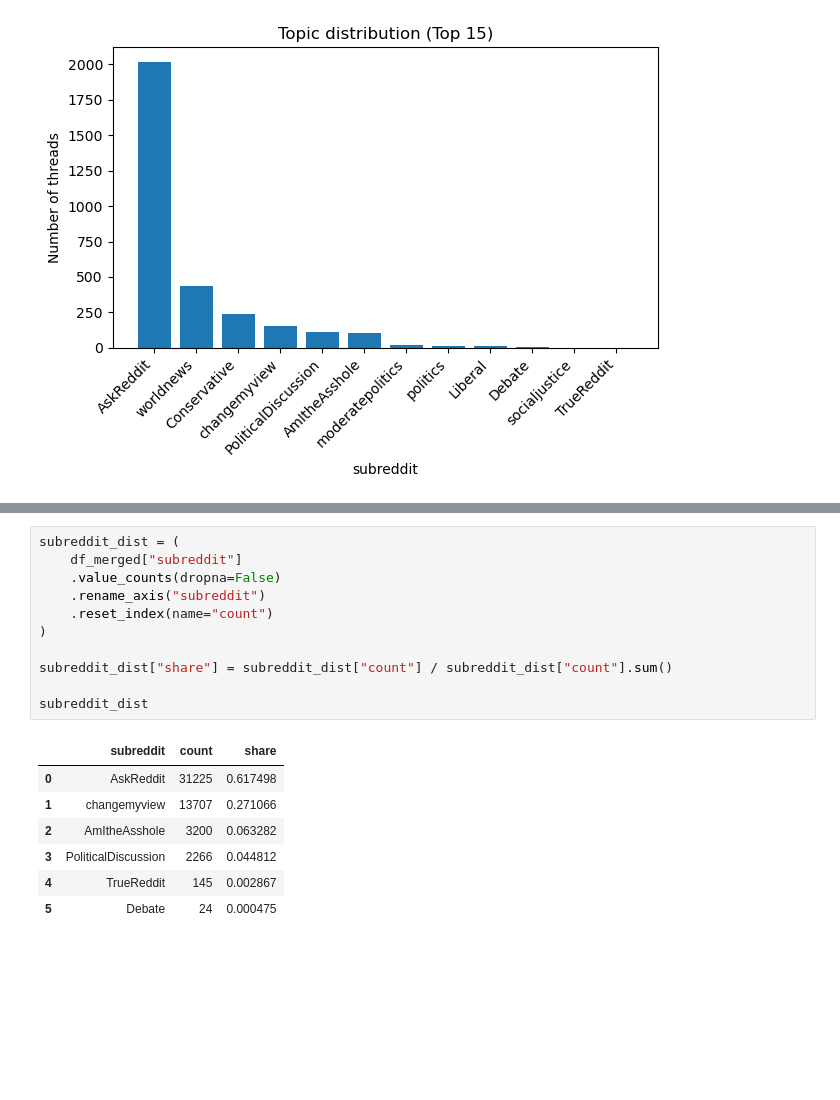
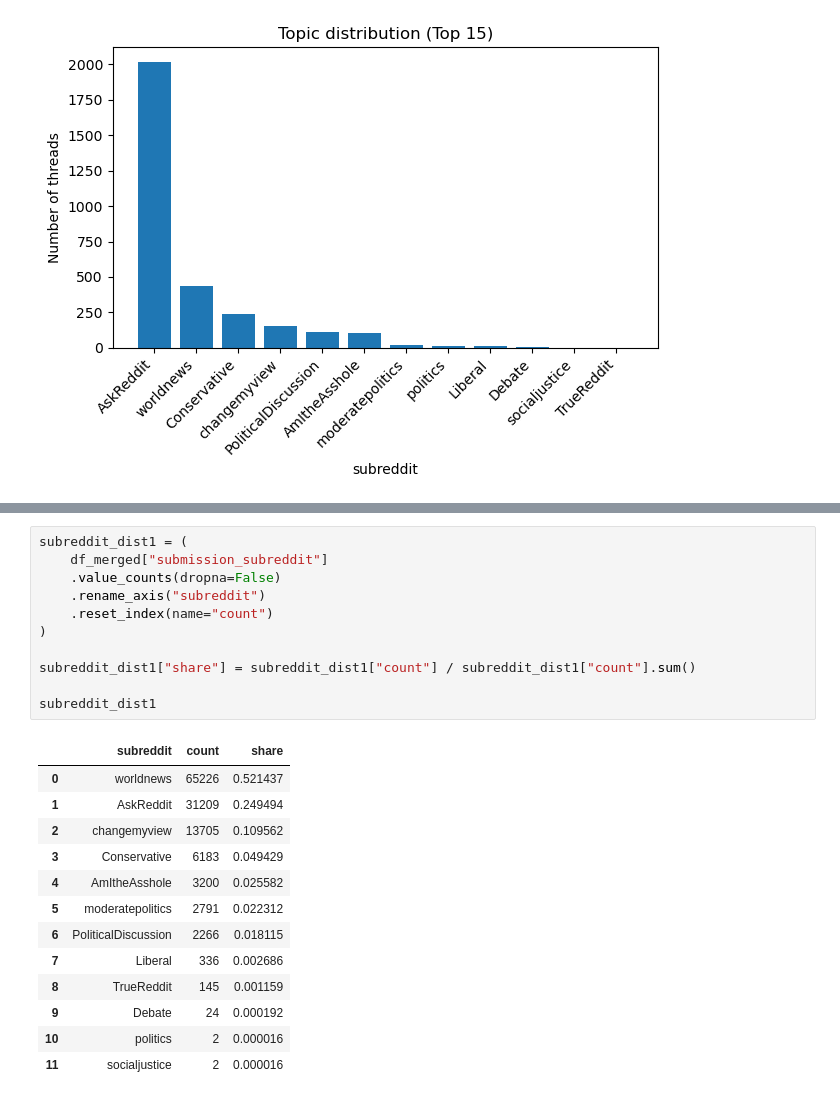
Before and after one commit to Aduuur/reddit-label, a Jupyter notebook: check_data.ipynb, the cells around one changed output, grey strips where cells are left out. Cells and saved outputs as stored; diff of their text form; blank space fills up the shorter version.

```diff
--- a/check_data.ipynb
+++ b/check_data.ipynb
@@ -60,19 +75,25 @@ df_merged = pd.read_json(path_merged, lines=True)
 # %%
-subreddit_dist = (
-    df_merged["subreddit"]
+subreddit_dist1 = (
+    df_merged["submission_subreddit"]
     .value_counts(dropna=False)
     .rename_axis("subreddit")
     .reset_index(name="count")
 )
 
-subreddit_dist["share"] = subreddit_dist["count"] / subreddit_dist["count"].sum()
+subreddit_dist1["share"] = subreddit_dist1["count"] / subreddit_dist1["count"].sum()
 
-subreddit_dist
+subreddit_dist1
 # %% [output]
 |  | subreddit | count | share |
-| 0 | AskReddit | 31225 | 0.617498 |
-| 1 | changemyview | 13707 | 0.271066 |
-| 2 | AmItheAsshole | 3200 | 0.063282 |
-| 3 | PoliticalDiscussion | 2266 | 0.044812 |
-| 4 | TrueReddit | 145 | 0.002867 |
-| 5 | Debate | 24 | 0.000475 |
+| 0 | worldnews | 65226 | 0.521437 |
+| 1 | AskReddit | 31209 | 0.249494 |
+| 2 | changemyview | 13705 | 0.109562 |
+| 3 | Conservative | 6183 | 0.049429 |
+| 4 | AmItheAsshole | 3200 | 0.025582 |
+| 5 | moderatepolitics | 2791 | 0.022312 |
+| 6 | PoliticalDiscussion | 2266 | 0.018115 |
+| 7 | Liberal | 336 | 0.002686 |
+| 8 | TrueReddit | 145 | 0.001159 |
+| 9 | Debate | 24 | 0.000192 |
+| 10 | politics | 2 | 0.000016 |
+| 11 | socialjustice | 2 | 0.000016 |
```
Also changed, not shown: parts of 2 cells of this notebook, 1 other file.
